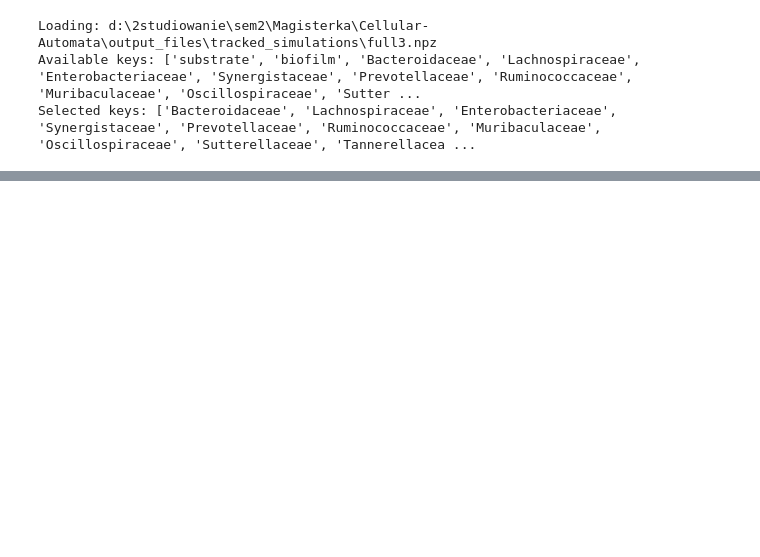
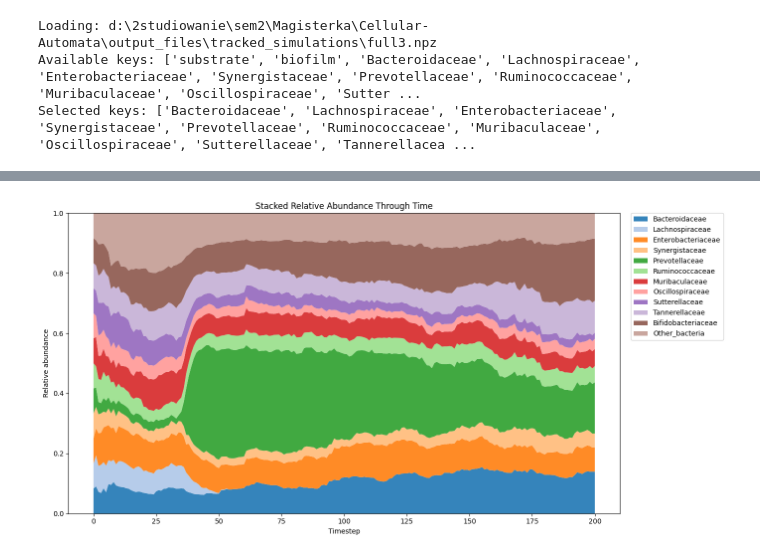
Before and after one commit to MaruStalmach/Cellular-Automata, a Jupyter notebook: mocks/data_visualisation.ipynb, the cells around one changed output, grey strips where cells are left out. Saved outputs shown, nothing was run; the diff lists cells and outputs as text; code cells hidden in the pictures; blank space fills up the shorter version.

```diff
--- a/mocks/data_visualisation.ipynb
+++ b/mocks/data_visualisation.ipynb
@@ -135,0 +143,22 @@ plt.show()
+# %%
+relative_totals = abundance_matrix.sum(axis=0, keepdims=True)
+relative_totals = np.where(relative_totals == 0, 1, relative_totals)
+relative_matrix = abundance_matrix / relative_totals
+
+plt.figure(figsize=(14, 7))
+plt.stackplot(
+    time,
+    relative_matrix,
+    labels=selected_keys,
+    alpha=0.9,
+    colors=STACK_COLORS[:len(selected_keys)],
+)
+plt.title("Stacked Relative Abundance Through Time")
+plt.xlabel("Timestep")
+plt.ylabel("Relative abundance")
+plt.ylim(0, 1)
+plt.legend(loc="upper left", bbox_to_anchor=(1.02, 1.0), borderaxespad=0)
+plt.tight_layout()
+plt.show()
+# %% [output]
+[figure, added]
```
Also changed, not shown: parts of 2 cells of this notebook, 5 other files.
